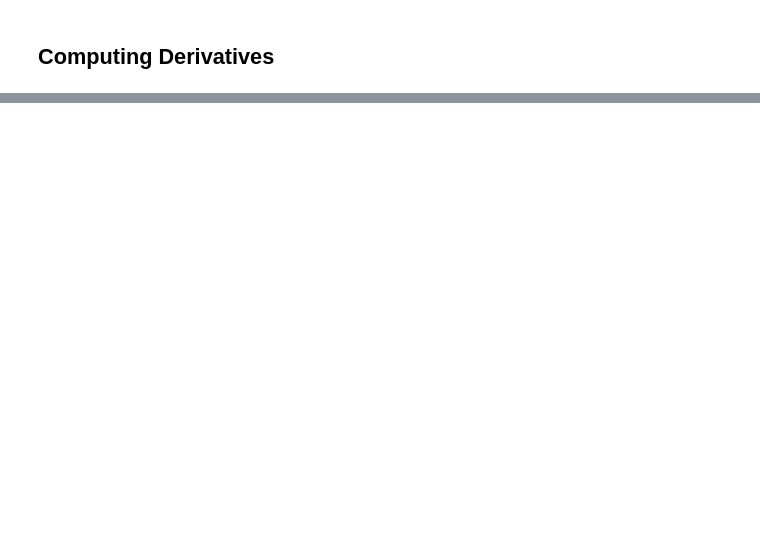
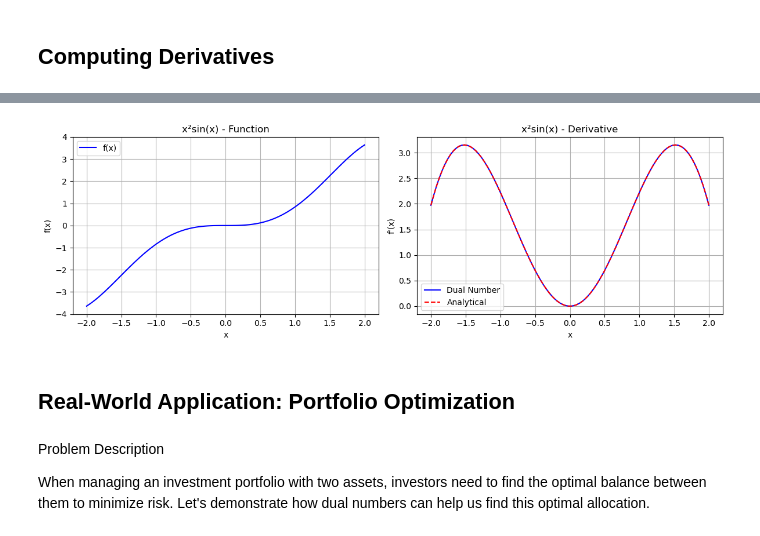
Before and after one commit to AprilQx/Master-Project-C1, a Jupyter notebook: dual_autodiff/docs/tutorial/dual_autodiff.ipynb, the cells around one changed output, grey strips where cells are left out. Saved outputs shown, nothing was run; the diff lists cells and outputs as text; code cells hidden in the pictures; blank space fills up the shorter version.

```diff
--- a/dual_autodiff/docs/tutorial/dual_autodiff.ipynb
+++ b/dual_autodiff/docs/tutorial/dual_autodiff.ipynb
@@ -66,0 +183,24 @@ Division: x/y=0.33+0.22ε
+# %%
+# Example 4: More complex function: x²sin(x)
+def complex_function(x):
+    if isinstance(x, Dual):
+        return x * x * x.sin()
+    return x**2 * np.sin(x)
+
+def complex_derivative(x):
+    return 2*x*np.sin(x) + x**2*np.cos(x)
+# %%
+plot_function_and_derivative(
+    complex_function,
+    complex_derivative,
+    [-2, 2],
+    'x²sin(x)'
+)
+# %% [output]
+[figure, added]
+# %% [markdown]
+## Real-World Application: Portfolio Optimization
+# %% [markdown]
+Problem Description
+
+When managing an investment portfolio with two assets, investors need to find the optimal balance between them to minimize risk. Let's demonstrate how dual numbers can help us find this optimal allocation.
```
Also changed, not shown: parts of 22 cells of this notebook, 1 other file.
